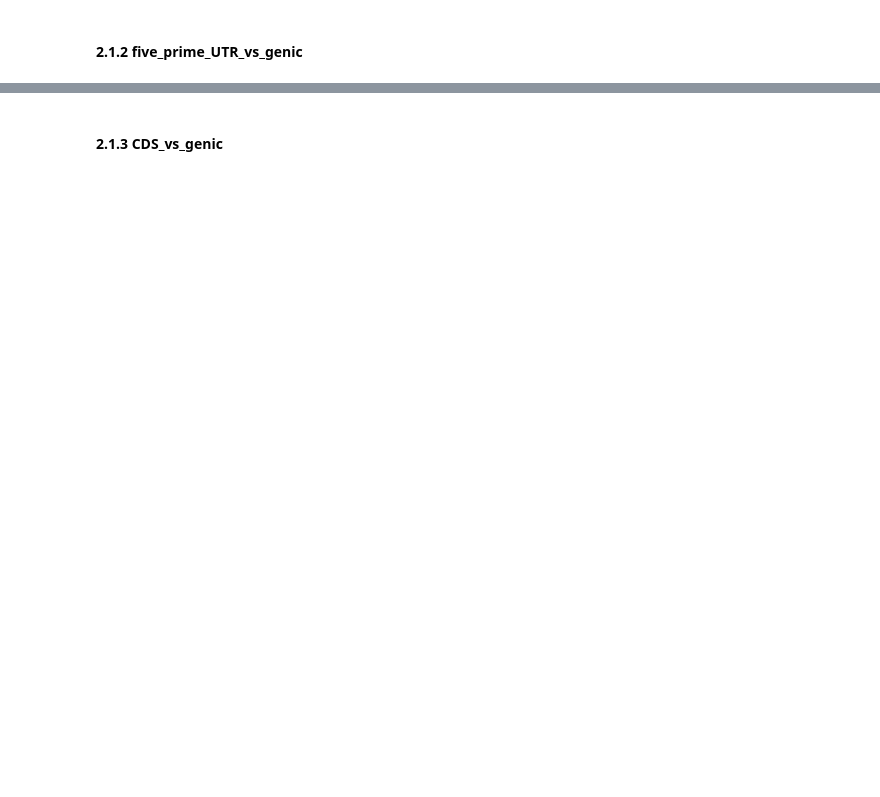
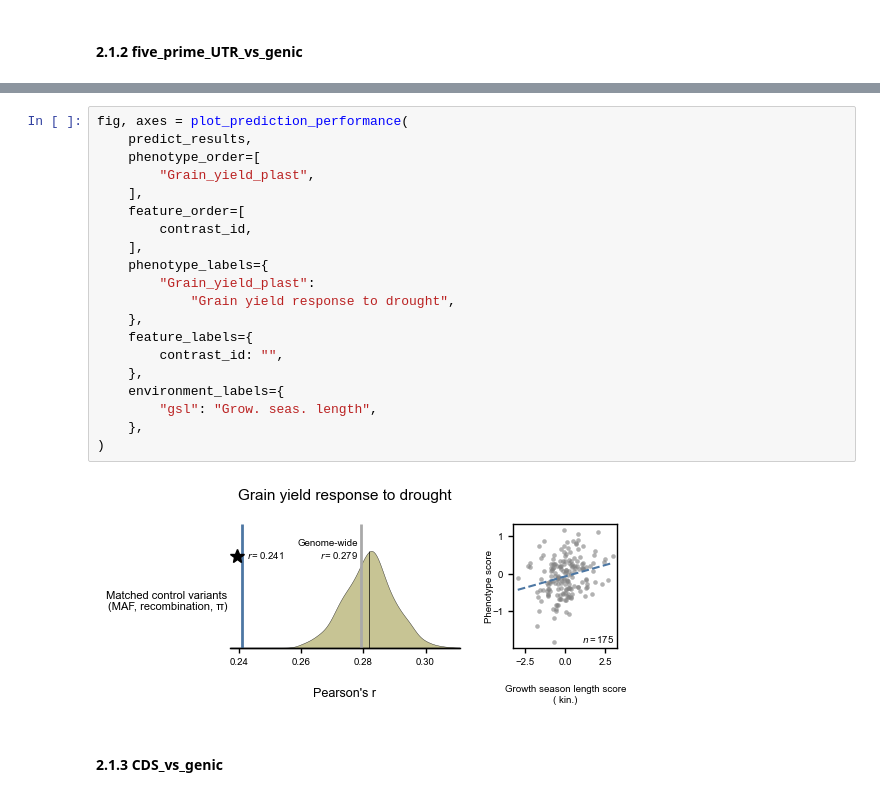
Before and after one commit to SouthernCD/functional-genomic-local-adaptation-sorghum, a Jupyter notebook: notebooks/05_variance_partitioning.ipynb, the cells around one changed output, grey strips where cells are left out. Cells and saved outputs as stored; diff of their text form; blank space fills up the shorter version.

```diff
--- a/notebooks/05_variance_partitioning.ipynb
+++ b/notebooks/05_variance_partitioning.ipynb
@@ -217,3 +475,25 @@ fig, axes = plot_variance_explained(
+# %%
+fig, axes = plot_prediction_performance(
+    predict_results,
+    phenotype_order=[
+        "Grain_yield_plast",
+    ],
+    feature_order=[
+        contrast_id,
+    ],
+    phenotype_labels={
+        "Grain_yield_plast":
+            "Grain yield response to drought",
+    },
+    feature_labels={
+        contrast_id: "",
+    },
+    environment_labels={
+        "gsl": "Grow. seas. length",
+    },
+)
+# %% [output]
+[figure, added]
 # %% [markdown]
 #### 2.1.3 CDS_vs_genic
 # %%
```
Also changed, not shown: parts of 84 cells of this notebook, 40 other files.
